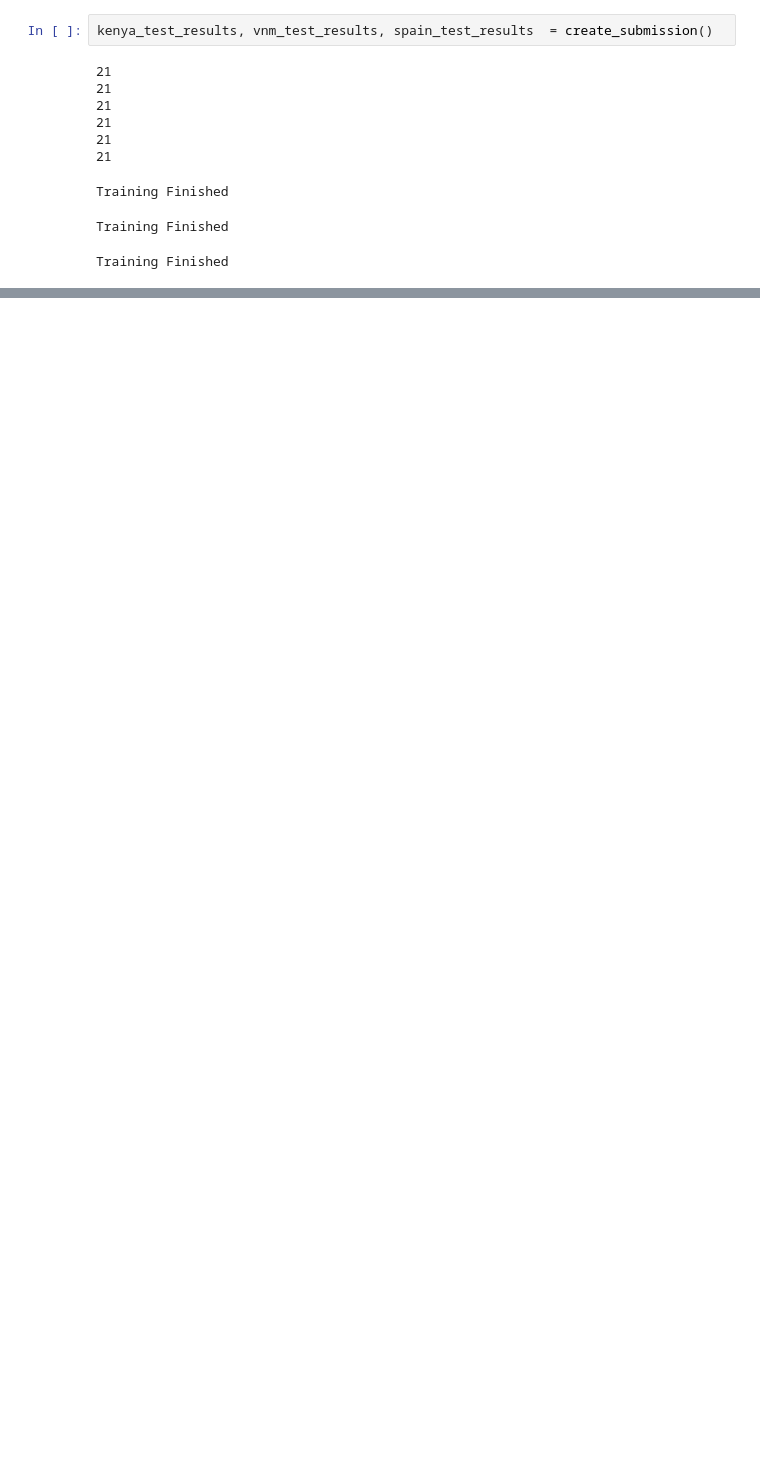
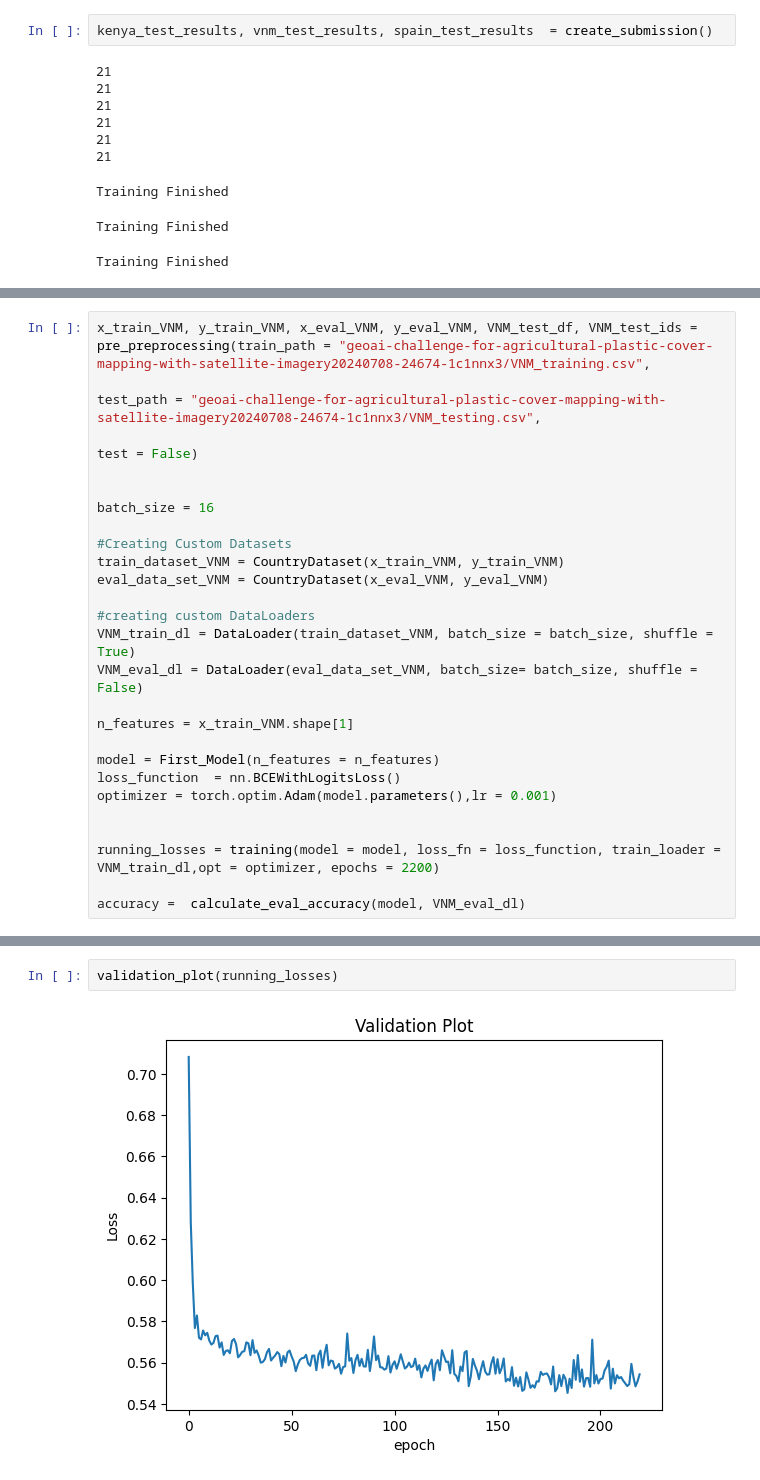
Before and after one commit to abhinavp5/GeoAI-Challenge, a Jupyter notebook: model.ipynb, the cells around one changed output, grey strips where cells are left out. Saved outputs shown, nothing was run; the diff lists cells and outputs as text; blank space fills up the shorter version.

```diff
--- a/model.ipynb
+++ b/model.ipynb
@@ -415,2 +403,28 @@ print(new_submission)
 
 [2828 rows x 2 columns]
+# %%
+x_train_VNM, y_train_VNM, x_eval_VNM, y_eval_VNM, VNM_test_df, VNM_test_ids = pre_preprocessing(train_path = "geoai-challenge-for-agricultural-plastic-cover-mapping-with-satellite-imagery20240708-24674-1c1nnx3/VNM_training.csv",
+                                                                                test_path = "geoai-challenge-for-agricultural-plastic-cover-mapping-with-satellite-imagery20240708-24674-1c1nnx3/VNM_testing.csv",
+                                                                                test = False)
+
+
+batch_size = 16
+
+#Creating Custom Datasets
+train_dataset_VNM = CountryDataset(x_train_VNM, y_train_VNM)
+eval_data_set_VNM = CountryDataset(x_eval_VNM, y_eval_VNM)
+
+#creating custom DataLoaders
+VNM_train_dl = DataLoader(train_dataset_VNM, batch_size = batch_size, shuffle = True)
+VNM_eval_dl = DataLoader(eval_data_set_VNM, batch_size= batch_size, shuffle = False)
+
+n_features = x_train_VNM.shape[1]
+
+model = First_Model(n_features = n_features)
+loss_function  = nn.BCEWithLogitsLoss()
+optimizer = torch.optim.Adam(model.parameters(),lr = 0.001)
+
+
+running_losses = training(model = model, loss_fn = loss_function, train_loader = VNM_train_dl,opt = optimizer, epochs = 2200)
+
+accuracy =  calculate_eval_accuracy(model, VNM_eval_dl)
@@ -416,0 +436,4 @@ print(new_submission)
+# %%
+validation_plot(running_losses)
+# %% [output]
+[figure, added]
```
Also changed, not shown: parts of 11 cells of this notebook, 1 other file.
